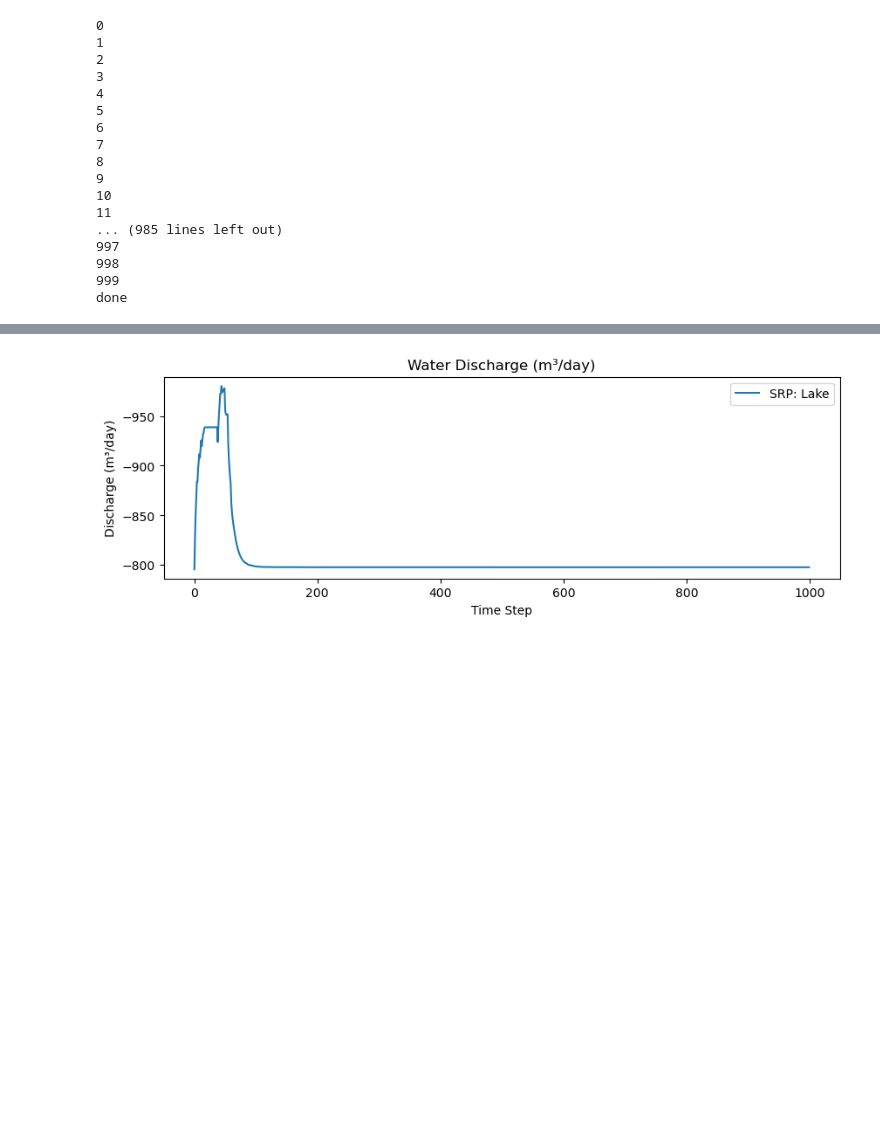
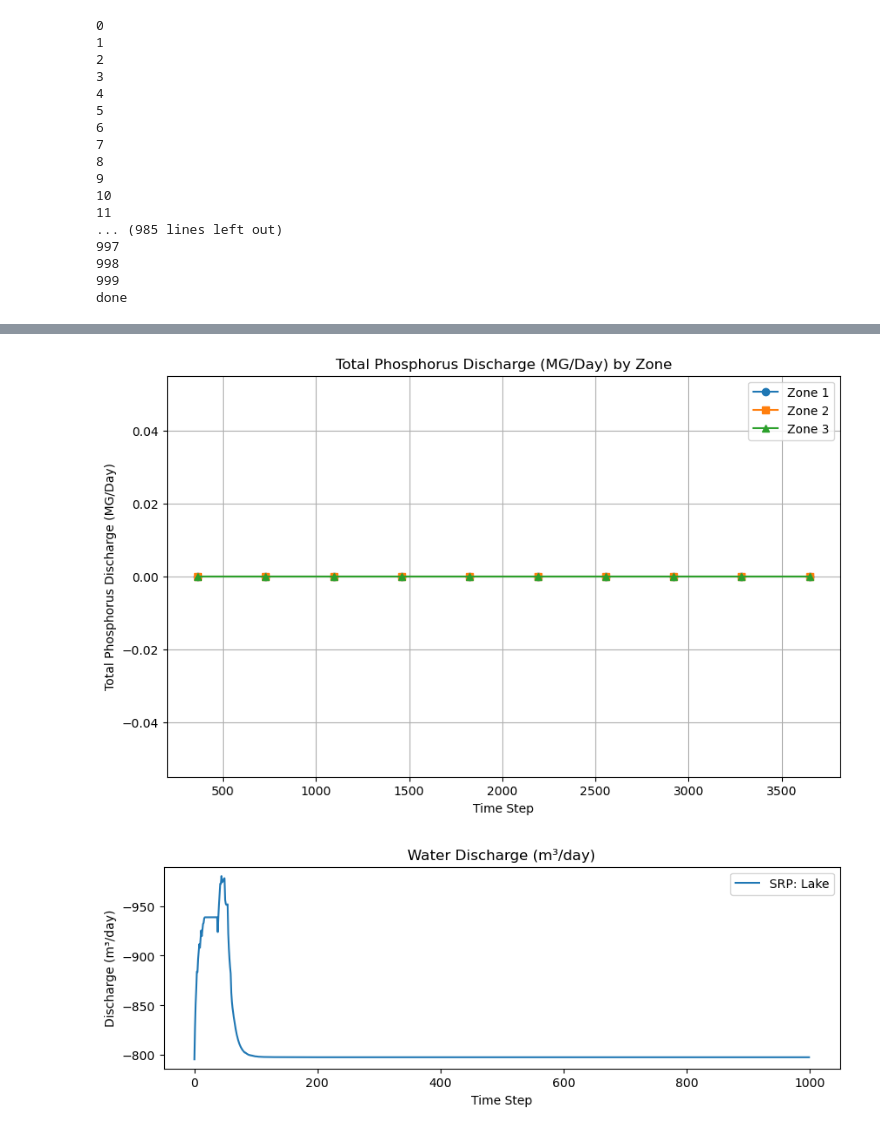
Before and after one commit to Shuyang-Wang/wasaga_model, a Jupyter notebook: wasaga_3d/plot_wasaga_3d.ipynb, the cells around one changed output, grey strips where cells are left out. Saved outputs shown, nothing was run; the diff lists cells and outputs as text; code cells hidden in the pictures; blank space fills up the shorter version.

```diff
--- a/wasaga_3d/plot_wasaga_3d.ipynb
+++ b/wasaga_3d/plot_wasaga_3d.ipynb
@@ -723,3 +758,20 @@ array([-7.95515627e-03, -8.27419478e-03, -8.50823335e-03, -8.66069458e-03,
+# %%
+
+
+# Plotting
+plt.figure(figsize=(10, 6))
+plt.plot(timeSteps, totalPhosphorusDischargeMGPerDay_zone1, label='Zone 1', marker='o')  # Zone 1 plot
+plt.plot(timeSteps, totalPhosphorusDischargeMGPerDay_zone2, label='Zone 2', marker='s')  # Zone 2 plot
+plt.plot(timeSteps, totalPhosphorusDischargeMGPerDay_zone3, label='Zone 3', marker='^')  # Zone 3 plot
+
+plt.title('Total Phosphorus Discharge (MG/Day) by Zone')  # Title
+plt.xlabel('Time Step')  # X-axis label
+plt.ylabel('Total Phosphorus Discharge (MG/Day)')  # Y-axis label
+plt.legend()  # Legend to differentiate between the zones
+plt.grid(True)  # Adding grid for better readability
+plt.show()  # Display the plot
+# %% [output]
+[figure, added]
 # %%
 # Plot for water discharge
 plt.plot(timeIndices, lakeDischargeM3PerDay, label='SRP: Lake')
```
Also changed, not shown: parts of 6 cells of this notebook, 1 other file.
